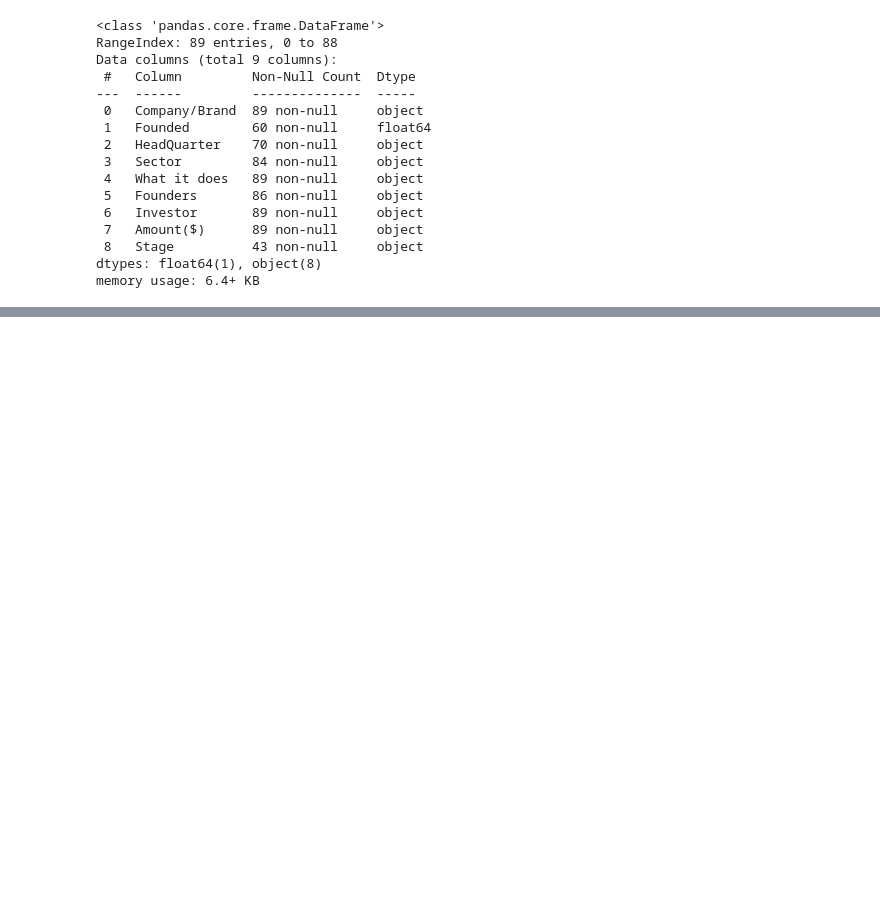
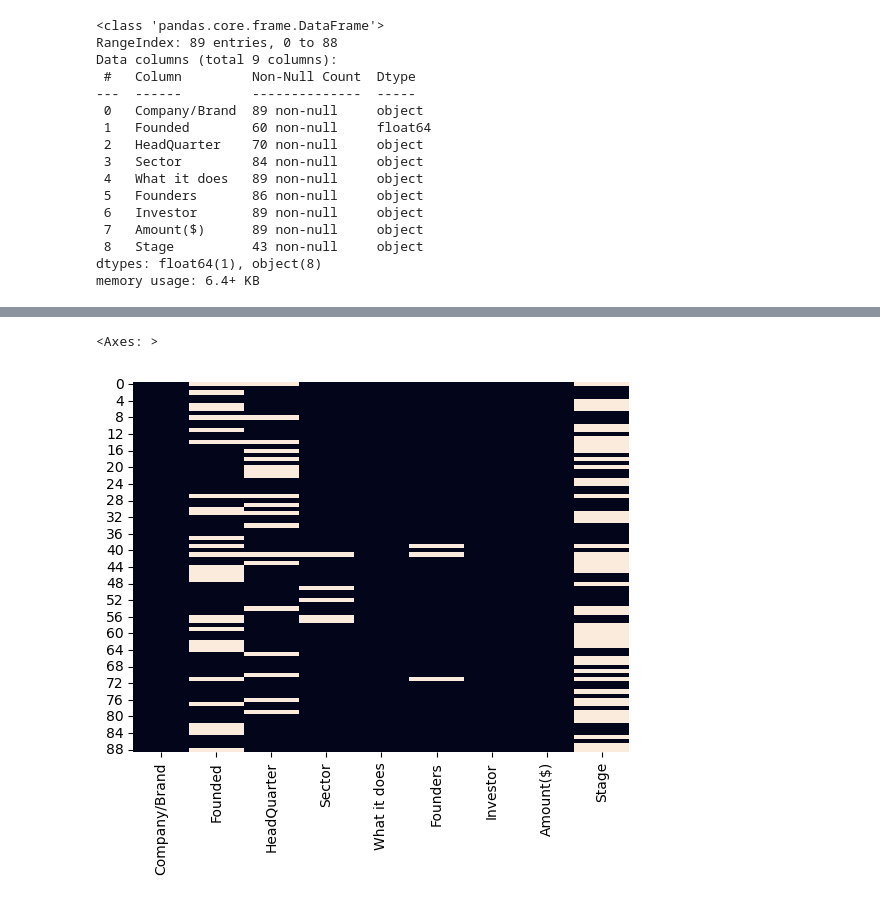
Before and after one commit to bambadij/LP1-Data-Analysis, a Jupyter notebook: database.ipynb, the cells around one changed output, grey strips where cells are left out. Drawn from its saved outputs; the diff is of its cells as text; code cells hidden in the pictures; blank space fills up the shorter version.

Commit message:
clean data

```diff
--- a/database.ipynb
+++ b/database.ipynb
@@ -170,0 +197,6 @@ memory usage: 6.4+ KB
+# %%
+# To get an overview of the columns that have more NaN values which seaborn heatmap
+sns.heatmap(data_4.isna(),cbar=False)
+# %% [output]
+<Axes: >
+[figure, added]
```
Also changed, not shown: parts of 8 cells of this notebook.
